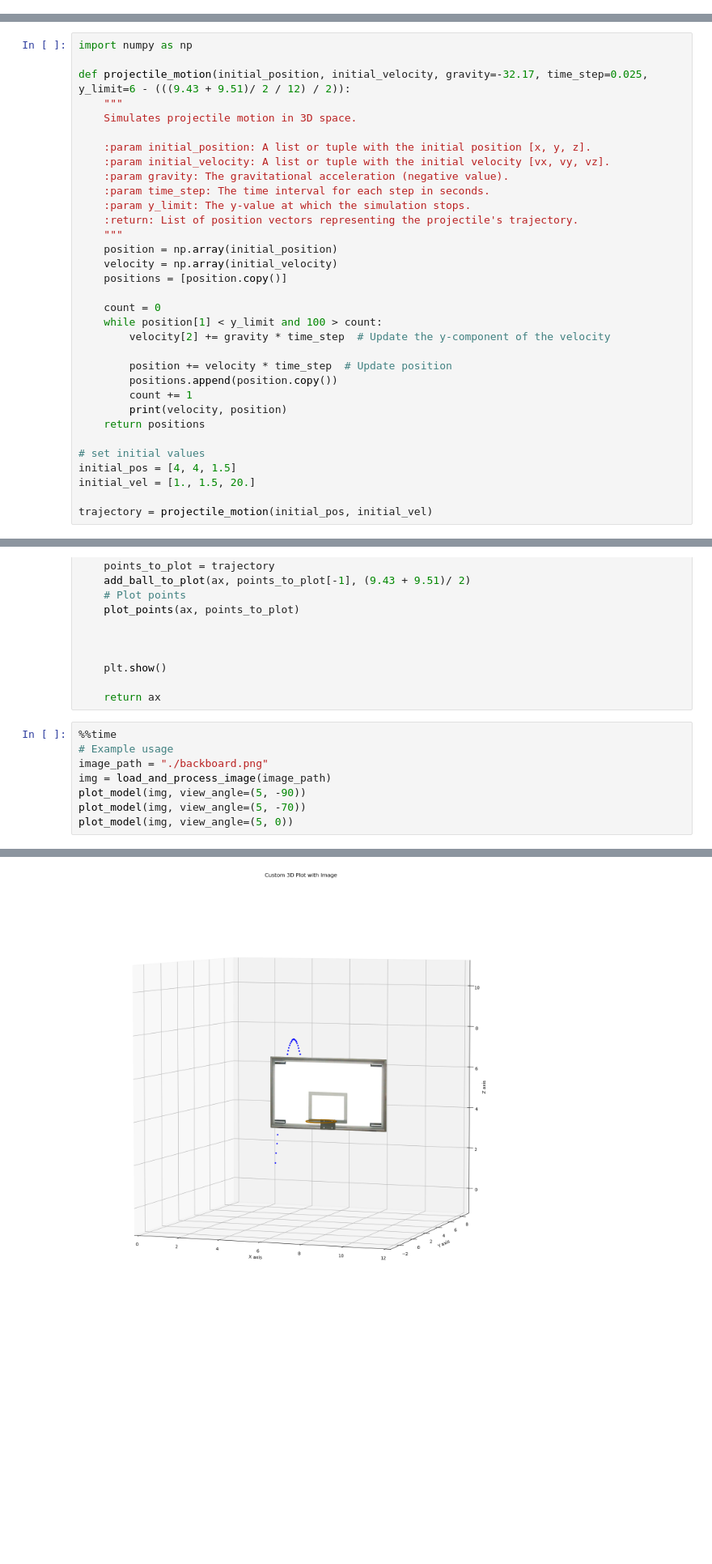
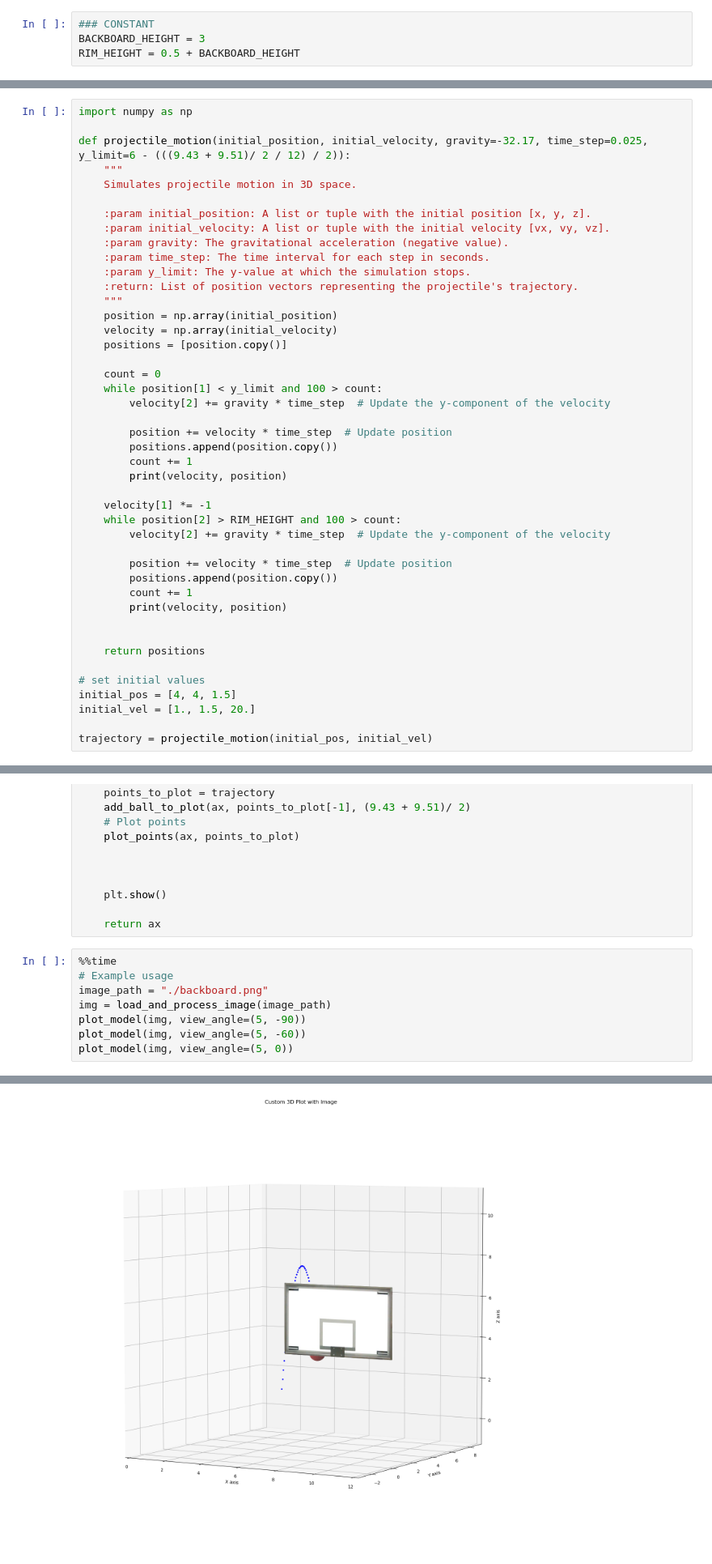
Before and after one commit to JuanTheEngineer/ML-ProjectIncubator, a Jupyter notebook: RL-KyrieLearning.ipynb, the cells around one changed output, grey strips where cells are left out. Shown at 81% size. Cells and saved outputs as stored; diff of their text form; blank space fills up the shorter version.

```diff
--- a/RL-KyrieLearning.ipynb
+++ b/RL-KyrieLearning.ipynb
@@ -8,6 +8,10 @@ The plan is to model a basketball hoop and a basketball with position, trajector
 Challenges include:
 - Modeling the intricate physics involved with a ball spinningof a backboard. The physics model must account for the coefficient of friction, the duration of contact, mechanics of impulse, and other phenomena between the ball and board. The correctness of this project relies heavily on the correctness of the physics.
 - Visualizing the data. This will also make it hard to debug but maybe I andhave a 3D plot that justs the trajectory and maybe separately a generatedanimate of a ball spinning to describe the english
+# %%
+### CONSTANT
+BACKBOARD_HEIGHT = 3
+RIM_HEIGHT = 0.5 + BACKBOARD_HEIGHT
 # %% [markdown]
 ## Model
 First we make a 3D plot to display the trajectory of our ball as it makes contact with the backboard.
@@ -39,6 +43,17 @@ def projectile_motion(initial_position, initial_velocity, gravity=-32.17, time_s
         positions.append(position.copy())
         count += 1
         print(velocity, position)
+
+    velocity[1] *= -1
+    while position[2] > RIM_HEIGHT and 100 > count:
+        velocity[2] += gravity * time_step  # Update the y-component of the velocity
+
+        position += velocity * time_step  # Update position
+        positions.append(position.copy())
+        count += 1
+        print(velocity, position)
+
+
     return positions
 
 # set initial values
@@ -204,6 +219,6 @@ def plot_model(img, view_angle=(30, 60), width=6, height=3.5, center_x=6, center
 image_path = "./backboard.png"
 img = load_and_process_image(image_path)
 plot_model(img, view_angle=(5, -90))
-plot_model(img, view_angle=(5, -70))
+plot_model(img, view_angle=(5, -60))
 plot_model(img, view_angle=(5, 0))
 # %% [output]
@@ -211 +226 @@ plot_model(img, view_angle=(5, 0))
-[figure, old version]
+[figure, new version]
```
Also changed, not shown: parts of 2 cells of this notebook.
